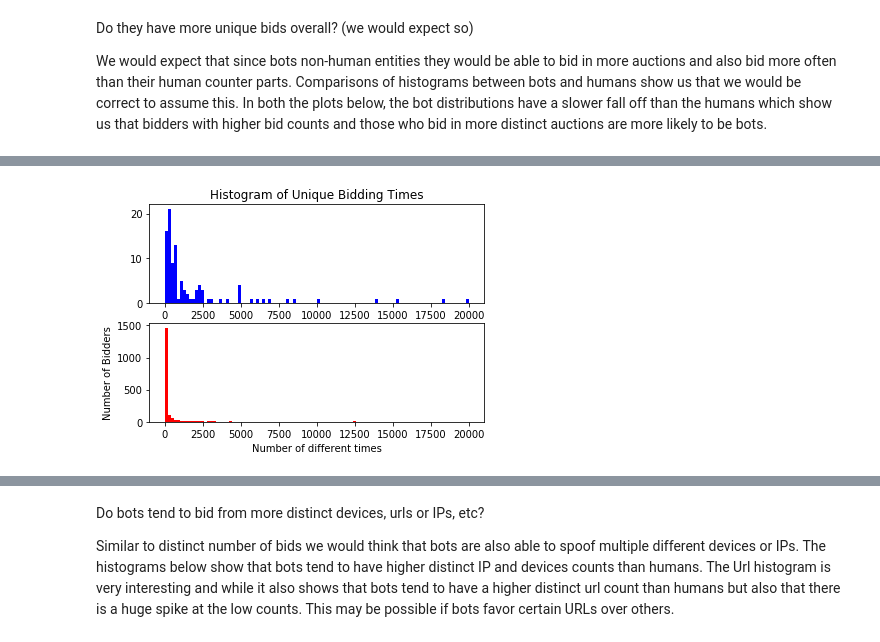
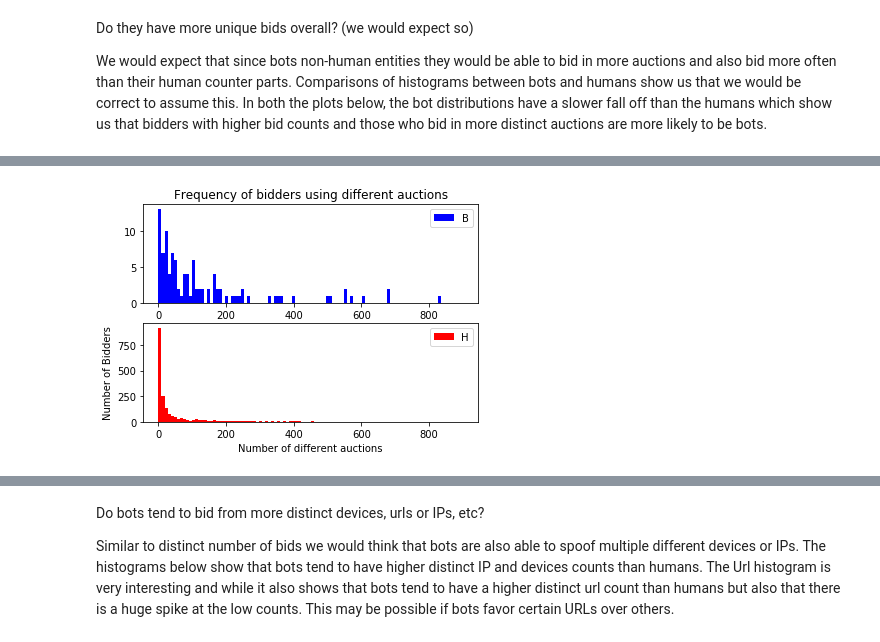
Before and after one commit to cvgardner/Springboard, a Jupyter notebook: Datastory Telling Project.ipynb, the cells around one changed output, grey strips where cells are left out. Saved outputs shown, nothing was run; the diff lists cells and outputs as text; code cells hidden in the pictures.

```diff
--- a/Datastory Telling Project.ipynb
+++ b/Datastory Telling Project.ipynb
@@ -66,6 +66,21 @@ Do Bots tend to bid at a certain time after a bid has opened?
 
     A new feature called diff_time was created in the data set which calculates the final time of each bid and then subtracts
 from it the time of the bid. This normalizes the data and puts it in the form of "Time before the end of the bid". Comparing histograms of this diff_time feature for the bots and humans side by side shows that the distributions are very similar which may mean that using the diff_time feature may not be useful for determining is something is a bot. This is odd because you would expect that bots would be more likely to bid at either end. On closer inspection you may be able to say something about the shaper peaks for humans as diff_time approaches 0 (ending of the bid) and that the bots tend to have a sharper cutoff for bidding right after the bid opens. It may be possible to gather more insights from this feature with different visualizations.
+# %%
+#function for showing hists between bots and humans
+def Hist(s, l):
+    '''str argument is the column value to be evaluated
+        l sets the max range'''
+    plt.subplot(211)
+    plt.title('Frequency of bidders using different {}s'.format(s))
+    plt.hist(bots[s], color='b', range=(0,l), bins=100)
+    plt.legend('Bots')
+    plt.subplot(212)
+    plt.hist(humans[s], color='r', range=(0,l), bins=100)
+    plt.legend('Humans')
+    plt.xlabel('Number of different {}s'.format(s))
+    plt.ylabel('Number of Bidders')
+    plt.show()
 # %%
 plt.subplot(211)
 plt.title('Histogram of Time before a bid ends')
@@ -98,11 +104,4 @@ plt.show()
-# %%
-plt.subplot(211)
-plt.title('Histogram of Unique Bidding Times')
-plt.hist(bots.time, color='b', range=(0,20000), bins=100)
-plt.subplot(212)
-plt.hist(humans.time, color='r', range=(0,20000), bins=100)
-plt.xlabel('Number of different times')
-plt.ylabel('Number of Bidders')
-plt.show()
-# %% [output]
-[figure, removed]
+# %%
+Hist('auction', 900)
+# %% [output]
+[figure, added]
```
Also changed, not shown: parts of 15 cells of this notebook, 2 other files.
